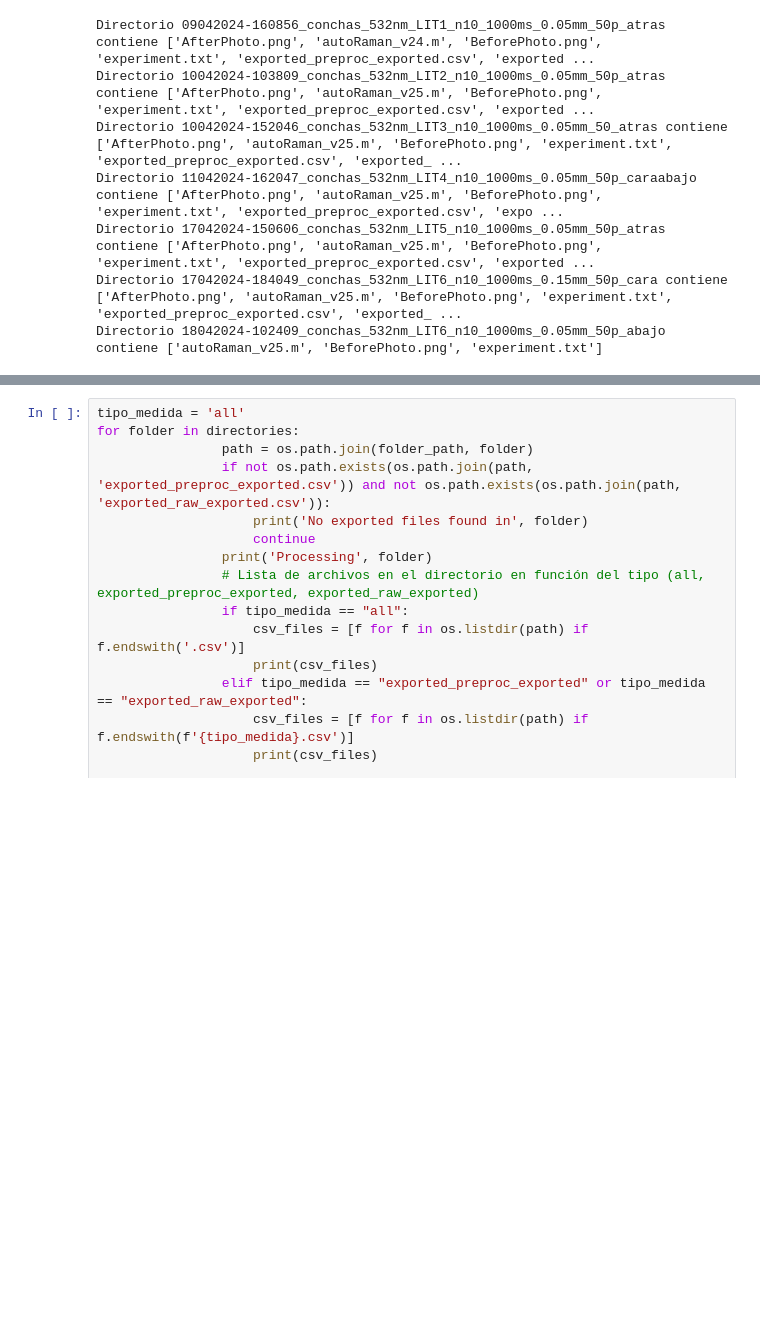
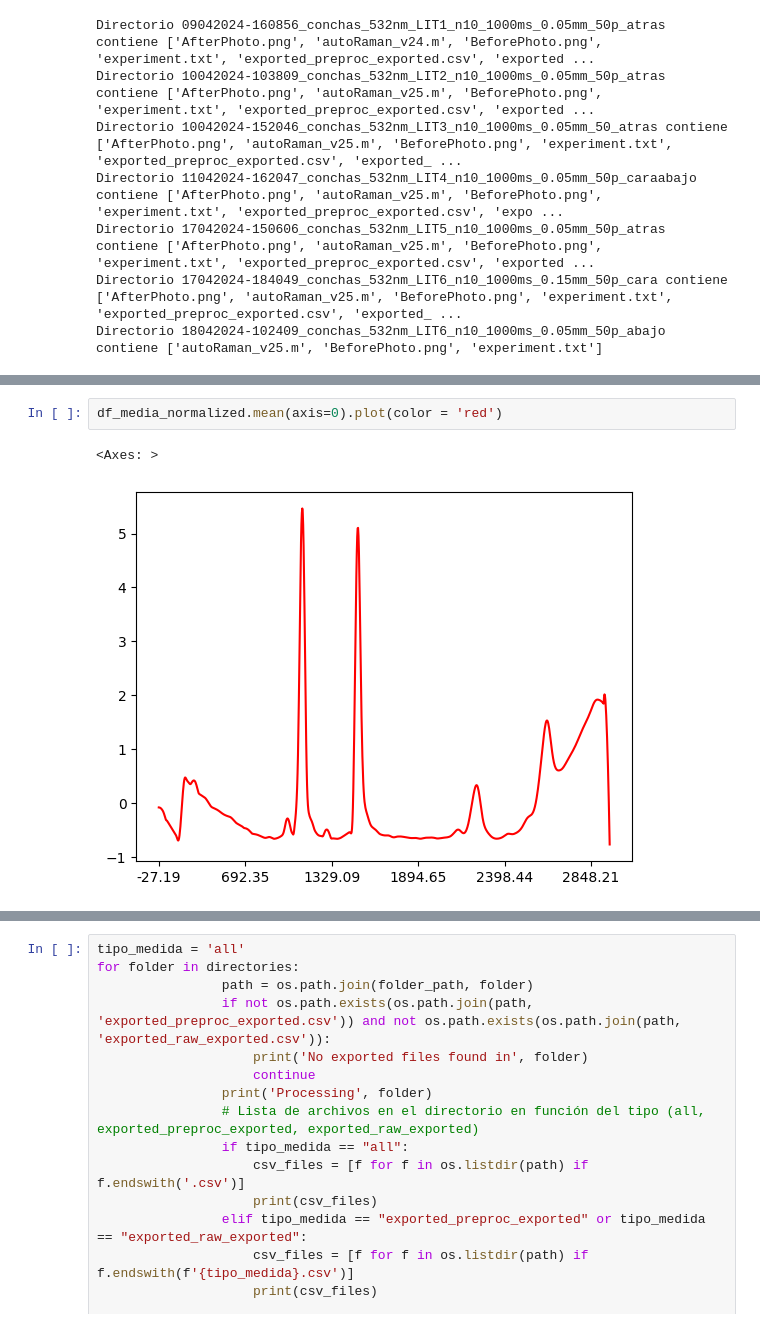
Before and after one commit to andreaperezasen/TFM-ML-Raman-Conchas-Arqueologicas, a Jupyter notebook: Code/Notebooks/procesado_sonda532nm.ipynb, the cells around one changed output, grey strips where cells are left out. Drawn from its saved outputs; the diff is of its cells as text; blank space fills up the shorter version.

```diff
--- a/Code/Notebooks/procesado_sonda532nm.ipynb
+++ b/Code/Notebooks/procesado_sonda532nm.ipynb
@@ -95,0 +337,5 @@ def preprocesado_raw(df,bg):
+# %%
+df_media_normalized.mean(axis=0).plot(color = 'red')
+# %% [output]
+<Axes: >
+[figure, added]
```
Also changed, not shown: parts of 12 cells of this notebook.
